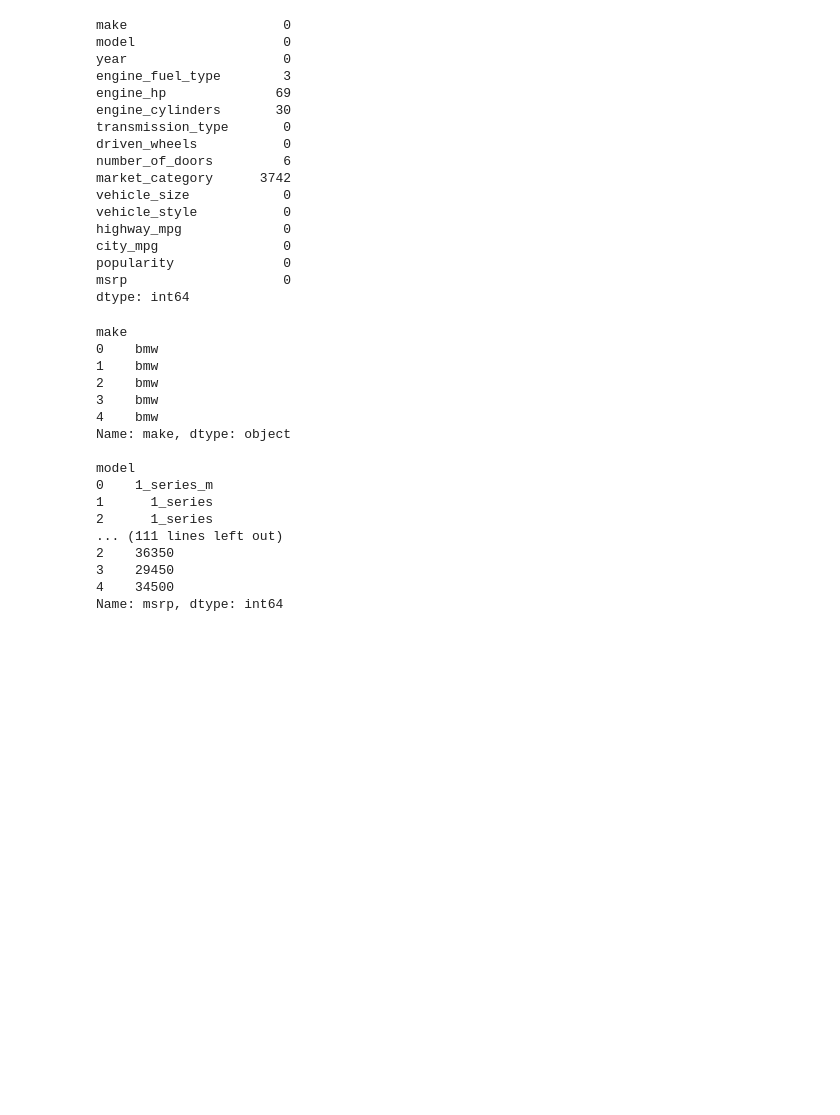
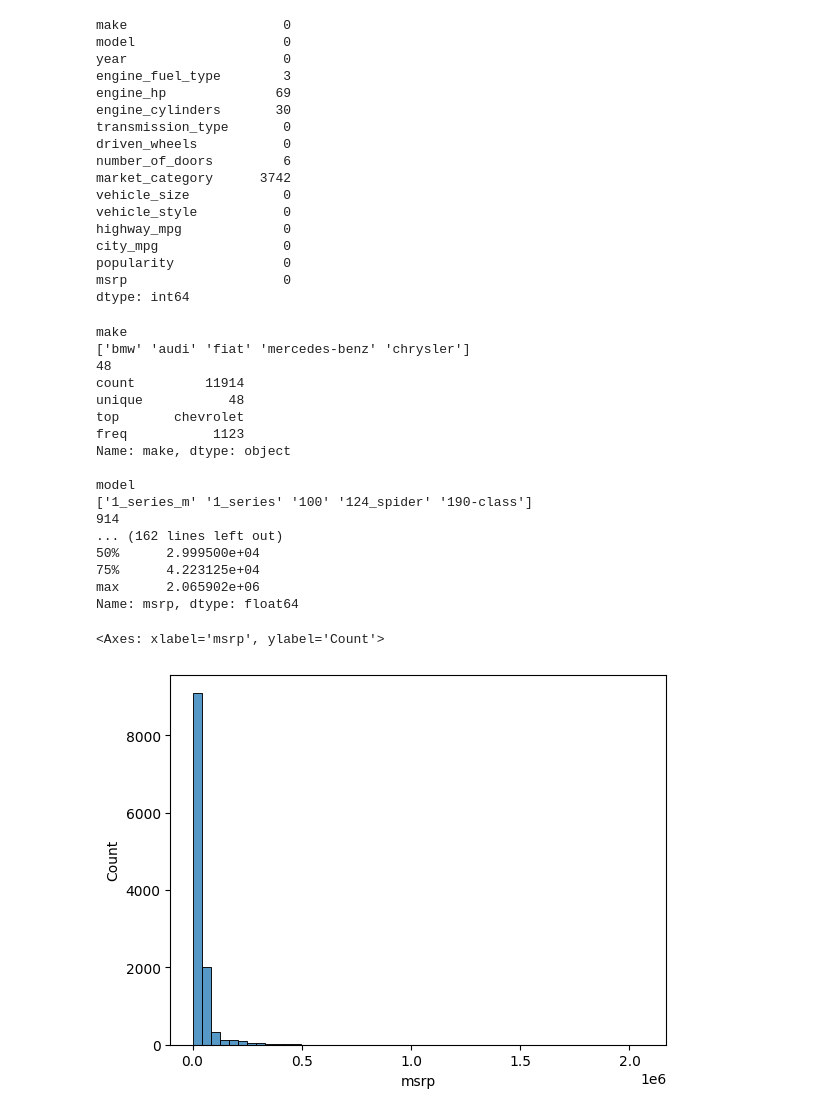
Before and after one commit to NuriaAk/machine_learning_project, a Jupyter notebook: 02-regression/car-price-pred.ipynb, the cells around one changed output. Cells and saved outputs as stored; diff of their text form; code cells hidden in the pictures; blank space fills up the shorter version.

```diff
--- a/02-regression/car-price-pred.ipynb
+++ b/02-regression/car-price-pred.ipynb
@@ -78,23 +78,25 @@ dtype: int64
 # %%
 for col in df.columns:
     print(col)
-    print(df[col].head())
+    print(df[col].unique()[:5])
+    print(df[col].nunique())
+    print(df[col].describe())
     print()
 # %% [output]
 make
-0    bmw
-1    bmw
-2    bmw
-3    bmw
-4    bmw
+['bmw' 'audi' 'fiat' 'mercedes-benz' 'chrysler']
+48
+count         11914
+unique           48
+top       chevrolet
+freq           1123
 Name: make, dtype: object
 
 model
-0    1_series_m
-1      1_series
-2      1_series
-... (111 lines left out)
-2    36350
-3    29450
-4    34500
-Name: msrp, dtype: int64
+['1_series_m' '1_series' '100' '124_spider' '190-class']
+914
+... (162 lines left out)
+50%      2.999500e+04
+75%      4.223125e+04
+max      2.065902e+06
+Name: msrp, dtype: float64
@@ -100,0 +105,6 @@ Name: msrp, dtype: int64
+# %%
+# Distribution of the target variable, longtail distribution
+sns.histplot(df.msrp, bins=50)
+# %% [output]
+<Axes: xlabel='msrp', ylabel='Count'>
+[figure, added]
```
Also changed, not shown: parts of 65 cells of this notebook.
